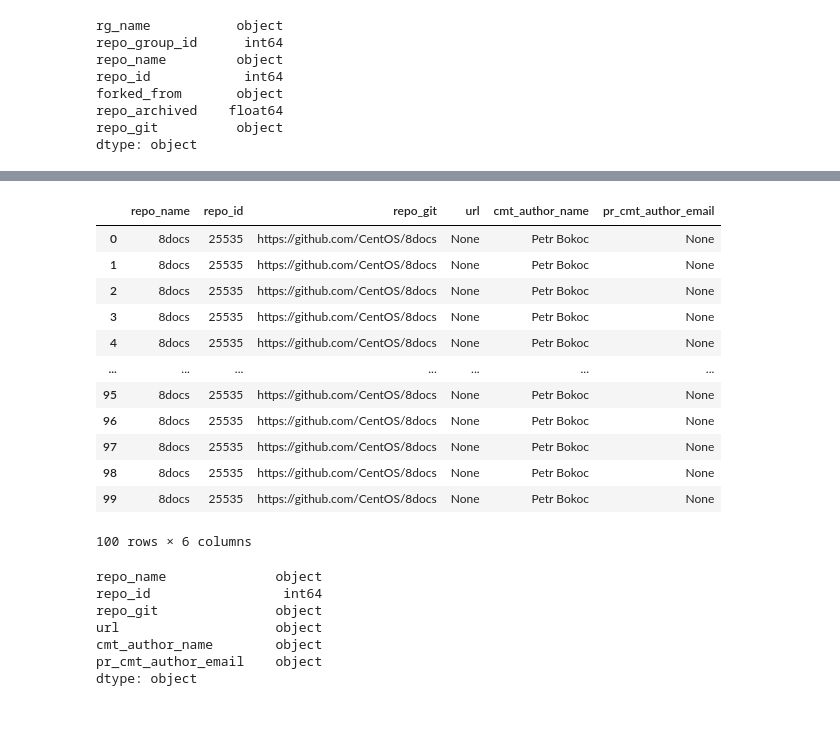
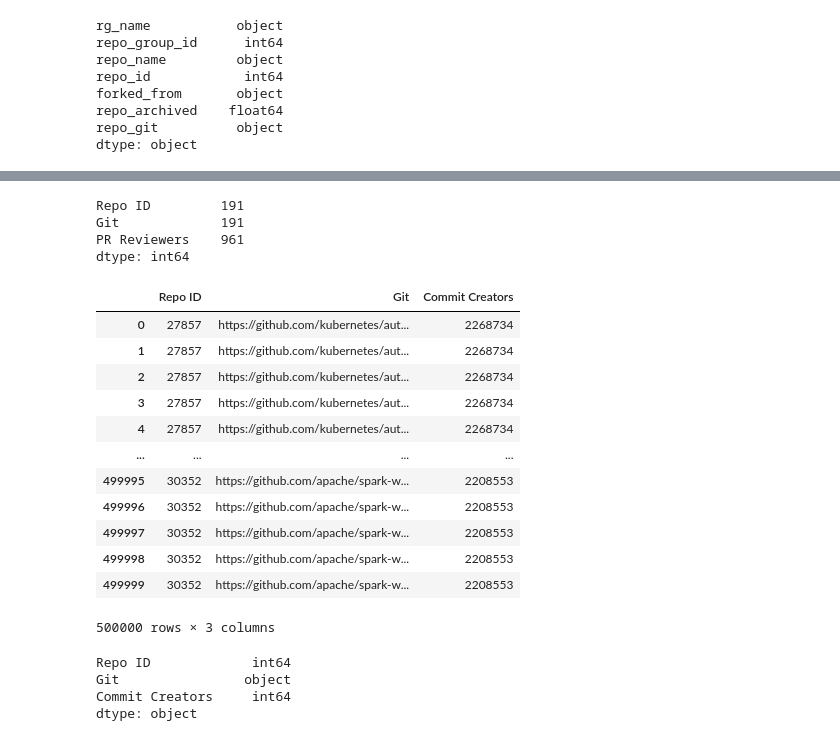
Before and after one commit to hemajv/sandiego, a Jupyter notebook: notebooks/contributors_per_repo.ipynb, the cells around one changed output, grey strips where cells are left out. Drawn from its saved outputs; the diff is of its cells as text; code cells hidden in the pictures.

```diff
--- a/notebooks/contributors_per_repo.ipynb
+++ b/notebooks/contributors_per_repo.ipynb
@@ -70,44 +193,44 @@ dtype: object
+# %%
+prr_contrib.nunique()
+# %% [output]
+Repo ID         191
+Git             191
+PR Reviewers    961
+dtype: int64
 # %%
-x = pd.DataFrame()
+commit_contrib = pd.DataFrame()
 repo_query = salc.sql.text(f"""
-             SET SCHEMA 'augur_data';
-             SELECT
-                r.repo_name,
-                r.repo_id,
-                r.repo_git,
-                r.url,
-                c.cmt_author_name,
-                pc.pr_cmt_author_email
+            SET SCHEMA 'augur_data';
+            SELECT r.repo_id,
+            r.repo_git,
+            ca.cntrb_id
             FROM
-                repo r, commits c, pull_request_commits pc
-            WHERE
-                r.repo_id = c.repo_id AND
-                c.repo_id = pc.repo_id
-            ORDER BY
-                repo_name
-            LIMIT 100;
+            repo r, commits c, contributors_aliases ca
+             WHERE
+            c.repo_id = r.repo_id and
+            c.cmt_committer_email = ca.alias_email
+            limit 500000
     """)
-x = pd.read_sql(repo_query, con=engine)
-display(x)
-x.dtypes
+commit_contrib = pd.read_sql(repo_query, con=engine)
+commit_contrib.columns =['Repo ID', 'Git', 'Commit Creators']
+
+display(commit_contrib)
+commit_contrib.dtypes
 # %% [output]
-|  | repo_name | repo_id | repo_git | url | cmt_author_name | pr_cmt_author_email |
-| 0 | 8docs | 25535 | https://github.com/CentOS/8docs | None | Petr Bokoc | None |
-| 1 | 8docs | 25535 | https://github.com/CentOS/8docs | None | Petr Bokoc | None |
-| 2 | 8docs | 25535 | https://github.com/CentOS/8docs | None | Petr Bokoc | None |
-| 3 | 8docs | 25535 | https://github.com/CentOS/8docs | None | Petr Bokoc | None |
-| 4 | 8docs | 25535 | https://github.com/CentOS/8docs | None | Petr Bokoc | None |
-| ... | ... | ... | ... | ... | ... | ... |
-| 95 | 8docs | 25535 | https://github.com/CentOS/8docs | None | Petr Bokoc | None |
-| 96 | 8docs | 25535 | https://github.com/CentOS/8docs | None | Petr Bokoc | None |
-| 97 | 8docs | 25535 | https://github.com/CentOS/8docs | None | Petr Bokoc | None |
-| 98 | 8docs | 25535 | https://github.com/CentOS/8docs | None | Petr Bokoc | None |
-| 99 | 8docs | 25535 | https://github.com/CentOS/8docs | None | Petr Bokoc | None |
+|  | Repo ID | Git | Commit Creators |
+| 0 | 27857 | https://github.com/kubernetes/aut... | 2268734 |
+| 1 | 27857 | https://github.com/kubernetes/aut... | 2268734 |
+| 2 | 27857 | https://github.com/kubernetes/aut... | 2268734 |
+| 3 | 27857 | https://github.com/kubernetes/aut... | 2268734 |
+| 4 | 27857 | https://github.com/kubernetes/aut... | 2268734 |
+| ... | ... | ... | ... |
+| 499995 | 30352 | https://github.com/apache/spark-w... | 2208553 |
+| 499996 | 30352 | https://github.com/apache/spark-w... | 2208553 |
+| 499997 | 30352 | https://github.com/apache/spark-w... | 2208553 |
+| 499998 | 30352 | https://github.com/apache/spark-w... | 2208553 |
+| 499999 | 30352 | https://github.com/apache/spark-w... | 2208553 |
-100 rows × 6 columns
+500000 rows × 3 columns
-repo_name              object
-repo_id                 int64
-repo_git               object
-url                    object
-cmt_author_name        object
-pr_cmt_author_email    object
+Repo ID             int64
+Git                object
+Commit Creators     int64
 dtype: object
```
Also changed, not shown: parts of 30 cells of this notebook.
